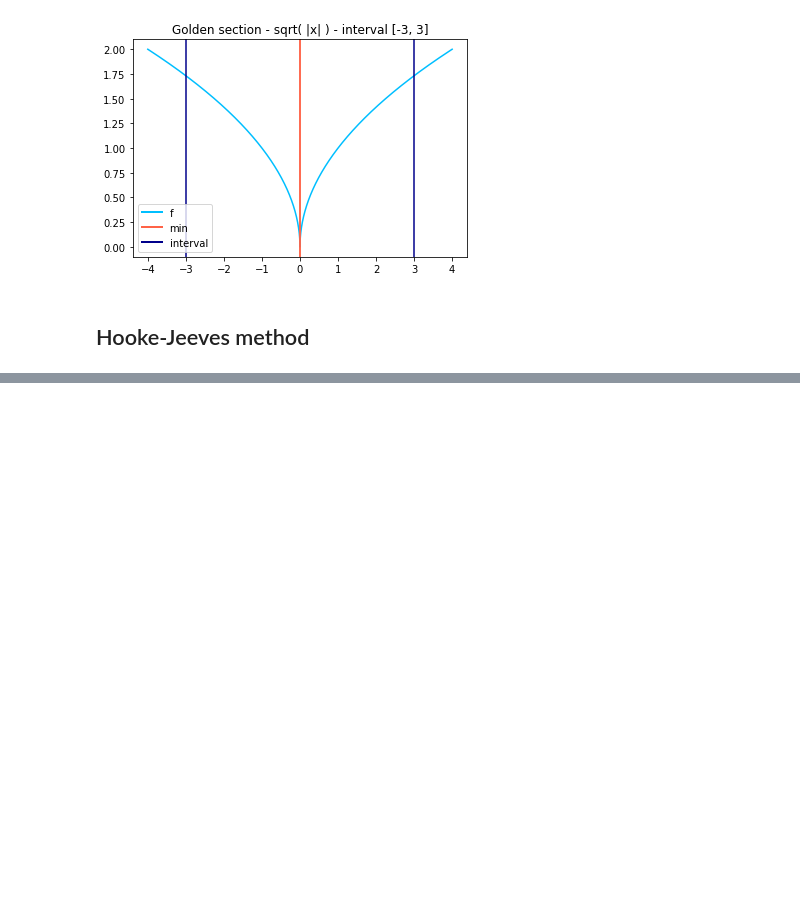
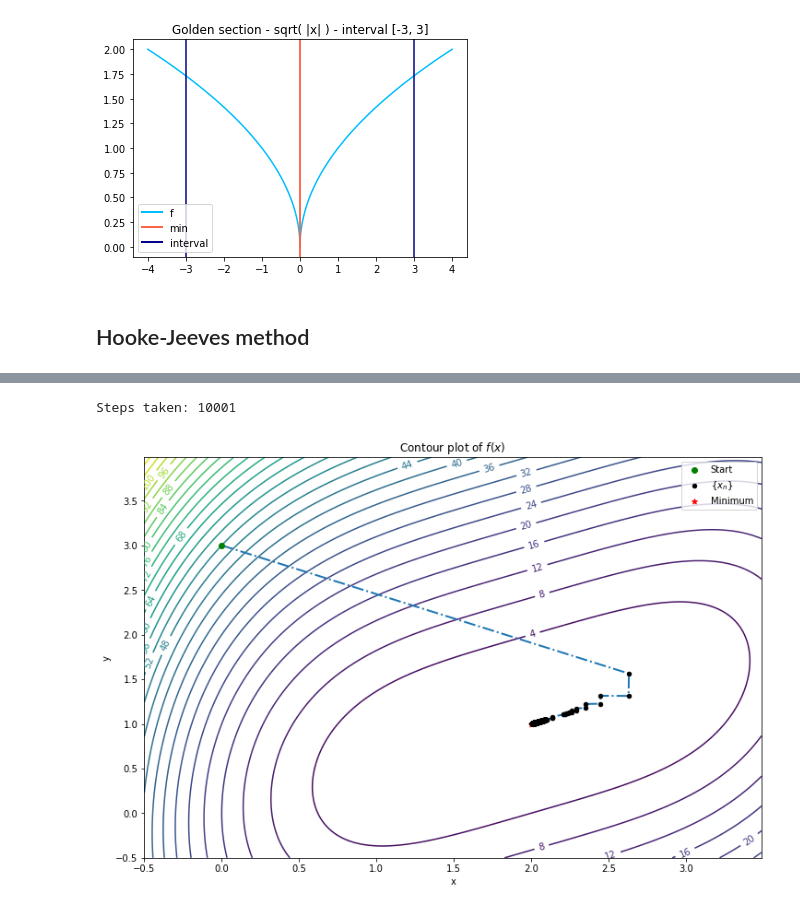
Before and after one commit to fjsaezm/mcd-opt, a Jupyter notebook: Practicas/algorithms.ipynb, the cells around one changed output, grey strips where cells are left out. Cells and saved outputs as stored; diff of their text form; code cells hidden in the pictures; blank space fills up the shorter version.

```diff
--- a/Practicas/algorithms.ipynb
+++ b/Practicas/algorithms.ipynb
@@ -285,0 +363,15 @@ plt.show()
+# %%
+d_f = lambda x: np.array([4*(x[0] - 2)**3 + 2*x[0] - 4*x[1],
+                          -4*x[0] + 8*x[1]])
+
+Xs = gradient_descent(f, d_f,
+                      start_point=[0,3],
+                      interval_radius=3,
+                      epsilon=0.005,
+                      max_steps=10**4,
+                      verbose=True)
+
+plot_contour(f, Xs)
+# %% [output]
+Steps taken: 10001
+[figure, added]
```
Also changed, not shown: parts of 6 cells of this notebook.
